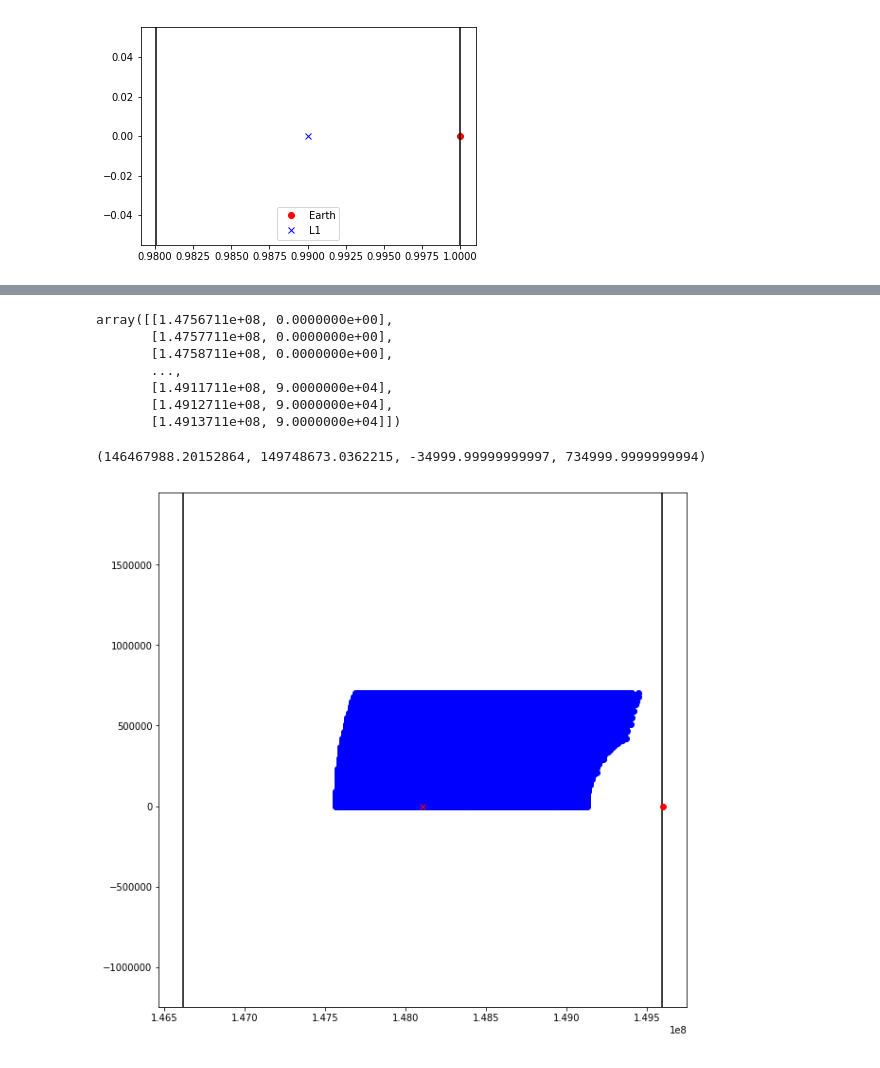
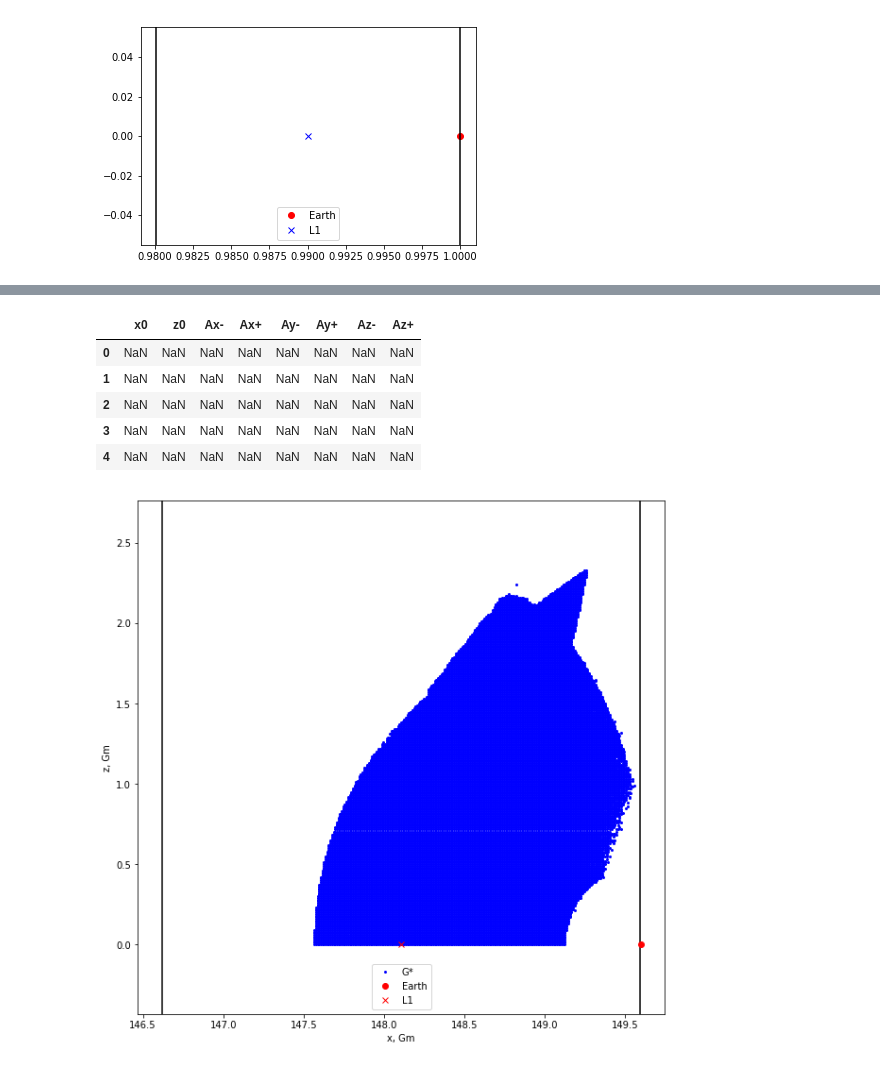
Before and after one commit to alxkorn/OrbitsDiploma, a Jupyter notebook: L1OrbiPy.ipynb, the cells around one changed output, grey strips where cells are left out. Saved outputs shown, nothing was run; the diff lists cells and outputs as text; code cells hidden in the pictures.

```diff
--- a/L1OrbiPy.ipynb
+++ b/L1OrbiPy.ipynb
@@ -118,10 +82,31 @@ valid_stp = scaler(valid_stp, 'nd-km')
-# %%
-valid_stp
-# %% [output]
-array([[1.4756711e+08, 0.0000000e+00],
-       [1.4757711e+08, 0.0000000e+00],
-       [1.4758711e+08, 0.0000000e+00],
-       ...,
-       [1.4911711e+08, 9.0000000e+04],
-       [1.4912711e+08, 9.0000000e+04],
-       [1.4913711e+08, 9.0000000e+04]])
+# %%
+for name in fnames:
+    z_row = pickle.load(open(name, 'rb'))
+    z_row_clean = []
+    for elem in z_row:
+        if np.abs(elem['dv'][1:]).max() < 1e-4:
+            z_row_clean.append(elem)
+    pickle.dump(z_row_clean, open('LogClean/{}'.format(name.split('\\')[-1]),'wb'))
+# %%
+fnames_clean = glob.glob('LogClean/*.bin')
+# %%
+columns = ['x0','z0', 'Ax-', 'Ax+', 'Ay-', 'Ay+', 'Az-', 'Az+']
+df = pd.DataFrame(columns=columns, index=np.arange(0,valid_stp.shape[0]))
+df.head()
+# %% [output]
+|  | x0 | z0 | Ax- | Ax+ | Ay- | Ay+ | Az- | Az+ |
+| 0 | NaN | NaN | NaN | NaN | NaN | NaN | NaN | NaN |
+| 1 | NaN | NaN | NaN | NaN | NaN | NaN | NaN | NaN |
+| 2 | NaN | NaN | NaN | NaN | NaN | NaN | NaN | NaN |
+| 3 | NaN | NaN | NaN | NaN | NaN | NaN | NaN | NaN |
+| 4 | NaN | NaN | NaN | NaN | NaN | NaN | NaN | NaN |
+# %%
+i=0
+for name in fnames_clean:
+    z_row = pickle.load(open(name, 'rb'))
+    for elem in z_row:
+        x0, z0 = elem['orbit'].loc[0,['x','z']]
+        axmin, aymin, azmin = elem['orbit'].loc[:,['x','y','z']].min()
+        axmax, aymax, azmax = elem['orbit'].loc[:,['x','y','z']].max()
+        df.loc[i] = [x0, z0, axmax, axmin, aymax, aymin, azmax, azmin]
+        i+=1
@@ -128,12 +117,15 @@ array([[1.4756711e+08, 0.0000000e+00],
 # %%
 plt.figure(figsize=(10,10))
-plt.plot(valid_stp[:,0], valid_stp[:,1], 'ob')
-plt.axvline(scaler(left.value, 'nd-km'),c='k')
-plt.axvline(scaler(right.value, 'nd-km'),c='k')
-plt.plot(scaler(1.0-model.mu, 'nd-km'), 0.0, 'or', label='Earth')
-plt.plot(scaler(model.L1, 'nd-km'), 0.0, 'xr', label='L1')
+plt.plot(scaler(df['x0'],'nd-Gm'), scaler(df['z0'],'nd-Gm'), 'ob', markersize=2, label='G*')
+plt.axvline(scaler(left.value, 'nd-Gm'),c='k')
+plt.axvline(scaler(right.value, 'nd-Gm'),c='k')
+plt.plot(scaler(1.0-model.mu, 'nd-Gm'), 0.0, 'or', label='Earth')
+plt.plot(scaler(model.L1, 'nd-Gm'), 0.0, 'xr', label='L1')
+plt.xlabel('x, Gm')
+plt.ylabel('z, Gm')
 plt.ylim(-10, 15000000)
 plt.axis('equal')
+plt.legend()
+plt.savefig('area.png')
 # %% [output]
-(146467988.20152864, 149748673.0362215, -34999.99999999997, 734999.9999999994)
-[figure, old version]
+[figure, new version]
```
Also changed, not shown: parts of 26 cells of this notebook.
